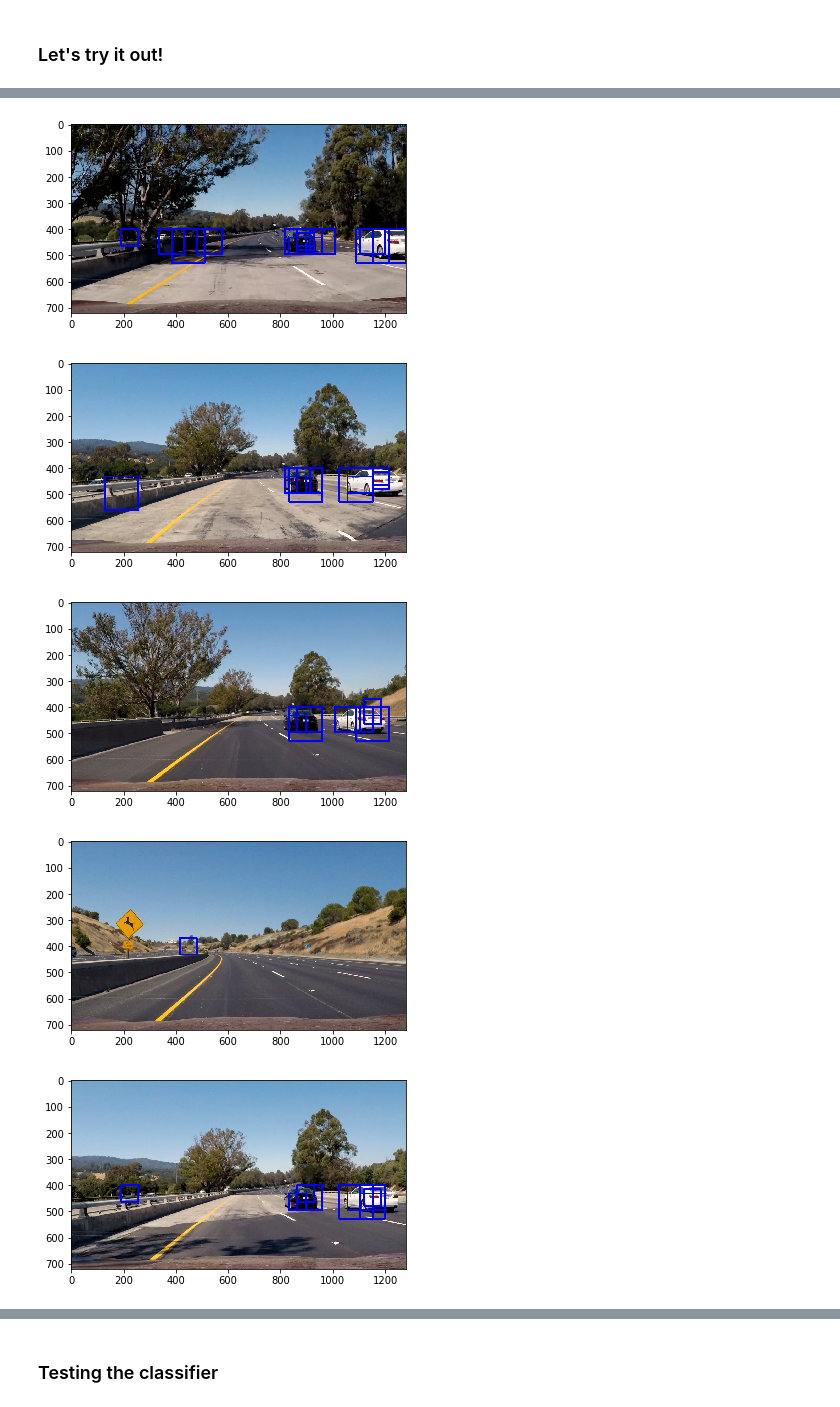
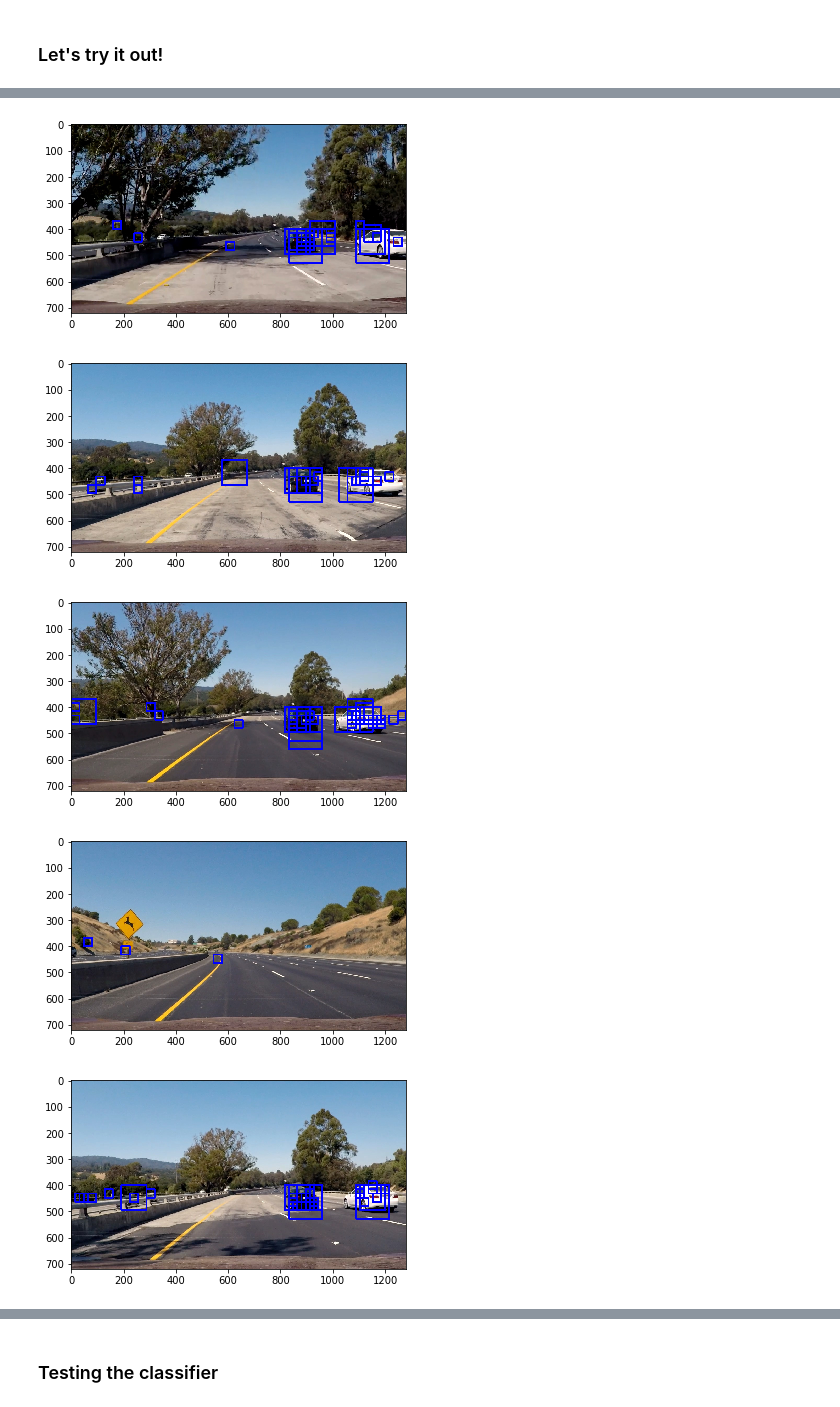
Before and after one commit to emilwareus/Car_Tracking, a Jupyter notebook: Car_Tracking.ipynb, the cells around one changed output, grey strips where cells are left out. Drawn from its saved outputs; the diff is of its cells as text; code cells hidden in the pictures.

```diff
--- a/Car_Tracking.ipynb
+++ b/Car_Tracking.ipynb
@@ -196,7 +192,7 @@ X_scaler = StandardScaler().fit(X)
 scaled_X = X_scaler.transform(X)
 
 
-X_train, X_test, Y_train, Y_test = train_test_split(scaled_X, Y, test_size=0.2, random_state=22)
+X_train, X_test, Y_train, Y_test = train_test_split(X, Y, test_size=0.2, random_state=22)
 #print(len(scaled_X))
 #train batch
 SVC.fit(X_train, Y_train)
@@ -339,9 +335,9 @@ def find_cars(img, ystart, ystop, scale, cspace, hog_channel , svc, X_scaler, or
 
 
             # Extract the image patch
-            test_features = X_scaler.transform(np.hstack((hog_features)).reshape(1, -1))
+            #test_features = X_scaler.transform(np.hstack((hog_features)).reshape(1, -1))
 
-            test_prediction = svc.predict(test_features)
+            test_prediction = svc.predict(hog_features.reshape(1, -1))
 
             if test_prediction == 1:
                 xbox_left = np.int(xleft*scale)
@@ -366,9 +362,57 @@ def get_rect(img,cspace, hog_channel , SVC,
              cell_per_block):
 
     rectangles = []
+    ystart = 368
+    ystop = 432
+    scale = 0.5
+    rectangles.append(find_cars(img, ystart, ystop, scale,
+                           cspace, hog_channel , SVC,
+                           X_scaler, orient, pix_per_cell,
+                           cell_per_block))
+
+    ystart = 384
+    ystop = 448
+    scale = 0.5
+    rectangles.append(find_cars(img, ystart, ystop, scale,
+                           cspace, hog_channel , SVC,
+                           X_scaler, orient, pix_per_cell,
+                           cell_per_block))
+
+
+    ystart = 400
+    ystop = 464
+    scale = 0.5
+    rectangles.append(find_cars(img, ystart, ystop, scale,
+                           cspace, hog_channel , SVC,
+                           X_scaler, orient, pix_per_cell,
+                           cell_per_block))
+
+    ystart = 416
+    ystop = 480
+    scale = 0.5
+    rectangles.append(find_cars(img, ystart, ystop, scale,
+                               cspace, hog_channel , SVC,
+                               X_scaler, orient, pix_per_cell,
+                               cell_per_block))
+
+    ystart = 432
+    ystop = 496
+    scale = 0.5
+    rectangles.append(find_cars(img, ystart, ystop, scale,
+                               cspace, hog_channel , SVC,
+                               X_scaler, orient, pix_per_cell,
+                               cell_per_block))
 
     ystart = 368
     ystop = 432
+    scale = 1.0
+    rectangles.append(find_cars(img, ystart, ystop, scale,
+                           cspace, hog_channel , SVC,
+                           X_scaler, orient, pix_per_cell,
+                           cell_per_block))
+
+    ystart = 384
+    ystop = 448
     scale = 1.0
     rectangles.append(find_cars(img, ystart, ystop, scale,
                            cspace, hog_channel , SVC,
@@ -400,6 +444,22 @@ def get_rect(img,cspace, hog_channel , SVC,
                                X_scaler, orient, pix_per_cell,
                                cell_per_block))
 
+    ystart = 464
+    ystop = 528
+    scale = 1.0
+    rectangles.append(find_cars(img, ystart, ystop, scale,
+                               cspace, hog_channel , SVC,
+                               X_scaler, orient, pix_per_cell,
+                               cell_per_block))
+
+
+    ystart = 368
+    ystop = 464
+    scale = 1.5
+    rectangles.append(find_cars(img, ystart, ystop, scale,
+                               cspace, hog_channel , SVC,
+                               X_scaler, orient, pix_per_cell,
+                               cell_per_block))
 
     ystart = 400
     ystop = 496
@@ -477,5 +535,5 @@ for image_path in glob.glob('test_images/test*.jpg'):
-[figure, old version]
+[figure, new version]
-[figure, old version]
+[figure, new version]
-[figure, old version]
+[figure, new version]
-[figure, old version]
+[figure, new version]
-[figure, old version]
+[figure, new version]
```
Also changed, not shown: parts of 11 cells of this notebook.
